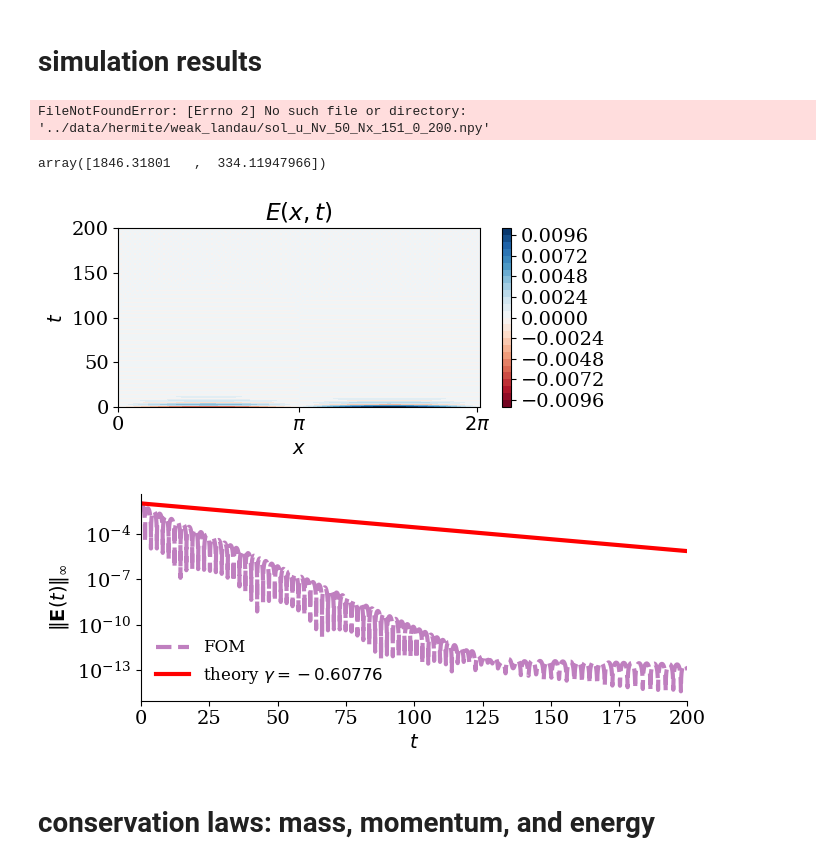
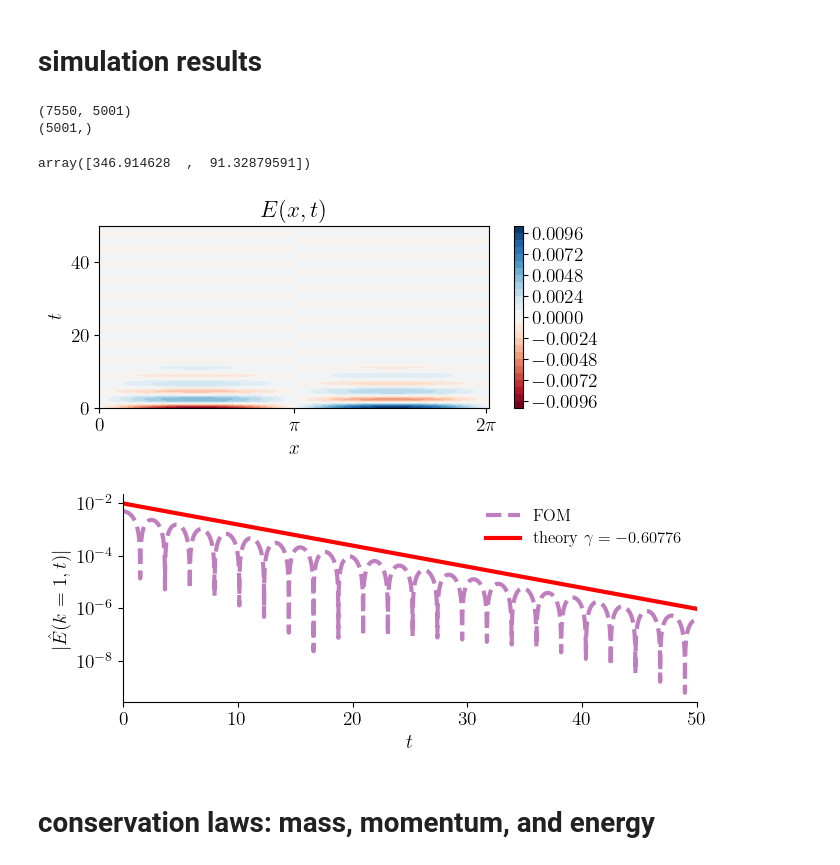
Before and after one commit to opaliss/mixed_methods, a Jupyter notebook: analysis/weak_landau_damping_hermite.ipynb, the cells around one changed output. Cells and saved outputs as stored; diff of their text form; code cells hidden in the pictures.

```diff
--- a/analysis/weak_landau_damping_hermite.ipynb
+++ b/analysis/weak_landau_damping_hermite.ipynb
@@ -18,6 +18,9 @@ font = {'family' : 'serif',
 matplotlib.rc('font', **font)
 matplotlib.rc('xtick', labelsize=14)
 matplotlib.rc('ytick', labelsize=14)
+
+# Enable LaTeX rendering
+matplotlib.rcParams['text.usetex'] = True
 # %% [markdown]
 # Hermite weak Landau damping
 # %%
@@ -31,8 +34,8 @@ setup = SimulationSetupHermite(Nx=151,
                                L=2 * np.pi,
                                dt=1e-2,
                                T0=0,
-                               T=200,
-                               nu=10)
+                               T=50,
+                               nu=5)
 # %%
 # ions (unperturbed)
 C0_ions = np.ones(setup.Nx) / setup.alpha_i
@@ -48,7 +51,7 @@ skip = 1
 # load the simulation results
 # save results
 sol_midpoint_u = np.load("../data/hermite/weak_landau/sol_u_Nv_" + str(setup.Nv) + "_Nx_" + str(setup.Nx) + "_" + str(setup.T0) + "_" + str(setup.T) + ".npy")
-sol_midpoint_t = np.load("../data/hermite/weak_landau/sol_FOM_t_Nv_" + str(setup.Nv) + "_Nx_" + str(setup.Nx) + "_" + str(setup.T0) + "_" + str(setup.T) + ".npy")
+sol_midpoint_t = np.load("../data/hermite/weak_landau/sol_t_Nv_" + str(setup.Nv) + "_Nx_" + str(setup.Nx) + "_" + str(setup.T0) + "_" + str(setup.T) + ".npy")
 
 dt = 0.01 * skip
 
@@ -56,12 +59,13 @@ dt = 0.01 * skip
 print(np.shape(sol_midpoint_u))
 print(np.shape(sol_midpoint_t))
 # %% [output]
-FileNotFoundError: [Errno 2] No such file or directory: '../data/hermite/weak_landau/sol_u_Nv_50_Nx_151_0_200.npy'
+(7550, 5001)
+(5001,)
 # %%
-runtime = np.load("../data/FOM/weak_landau/sample_" + str(setup.alpha_e) + "/sol_FOM_u_" + str(setup.Nv) + "_alpha_" + str(setup.alpha_e) + "_runtime_" + str(setup.T0) + "_" + str(setup.T) + ".npy")
+runtime = np.load("../data/hermite/weak_landau/sol_runtime_Nv_" + str(setup.Nv) + "_Nx_" + str(setup.Nx) + "_" + str(setup.T0) + "_" + str(setup.T) + ".npy")
 runtime
 # %% [output]
-array([1846.31801   ,  334.11947966])
+array([346.914628  ,  91.32879591])
 # %%
 # initialize the electric potential
 E_midpoint = np.zeros((setup.Nx + 1, len(sol_midpoint_t)))
@@ -88,7 +92,7 @@ for ii in np.arange(0, len(sol_midpoint_t)):
                                         C0_e=state_e_midpoint[0, :setup.Nx, ii],
                                         C0_i=C0_ions)
 
-    E_midpoint[:-1, ii] = gmres_solver(rhs=rho, D=setup.D, D_inv=setup.D_inv, atol=1e-12, rtol=1e-12)
+    E_midpoint[:-1, ii] = gmres_solver(rhs=rho, D=setup.D, D_inv=setup.D_inv, a_tol=1e-12, r_tol=1e-12)
     E_midpoint[-1, ii] = E_midpoint[0, ii]
 # %%
 # plot the electric field
@@ -102,21 +106,21 @@ _ = ax.set_xticklabels([r"0", r"$\pi$", r"$2\pi$"])
 _ = ax.set_ylabel("$t$")
 plt.tight_layout()
 # %% [output]
-[figure, old version]
+[figure, new version]
 # %%
 # plot the electric field damping rate
 fig, ax = plt.subplots(figsize=(7, 3))
-ax.plot(sol_midpoint_t, np.max(E_midpoint, axis=0), "--", c="purple", alpha=0.5, linewidth=3, label="FOM")
-ax.plot(sol_midpoint_t, 0.01*np.exp(-0.0362*sol_midpoint_t), linewidth=3, color="red", label=r"theory $\gamma = -0.60776$")
+ax.plot(sol_midpoint_t, np.abs(np.fft.fft(E_midpoint, axis=0, norm="forward")[1, :]), "--", c="purple", alpha=0.5, linewidth=3, label="FOM")
+ax.plot(sol_midpoint_t, 0.01*np.exp(-0.1848*sol_midpoint_t), linewidth=3, color="red", label=r"theory $\gamma = -0.60776$")
 
 ax.set_yscale("log")
 ax.spines['right'].set_visible(False)
 ax.spines['top'].set_visible(False)
-ax.set_ylabel("$\|\mathbf{E}(t)\|_{\infty}$")
+ax.set_ylabel("$|\hat{E}(k=1, t)|$")
 ax.set_xlabel("$ t$")
 ax.set_xlim(0, setup.T)
-legend = ax.legend(ncols=1, fancybox=False, shadow=False, fontsize=12, loc='lower left')
+legend = ax.legend(ncols=1, fancybox=False, shadow=False, fontsize=12, loc='upper right')
 legend.get_frame().set_alpha(0)
 plt.tight_layout()
 # %% [output]
-[figure, old version]
+[figure, new version]
```
Also changed, not shown: parts of 35 cells of this notebook, 3 other files.
